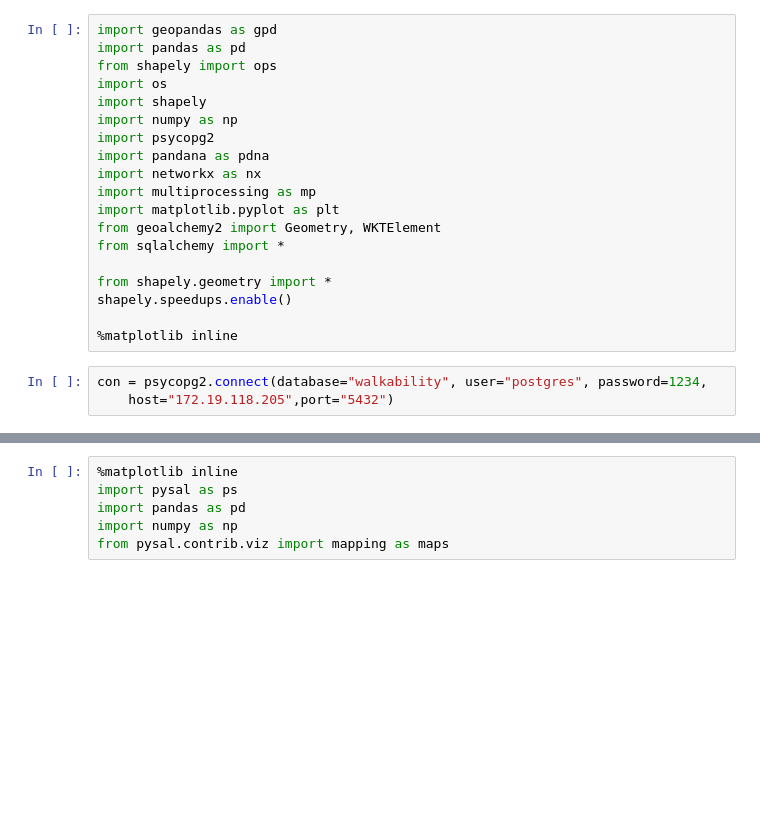
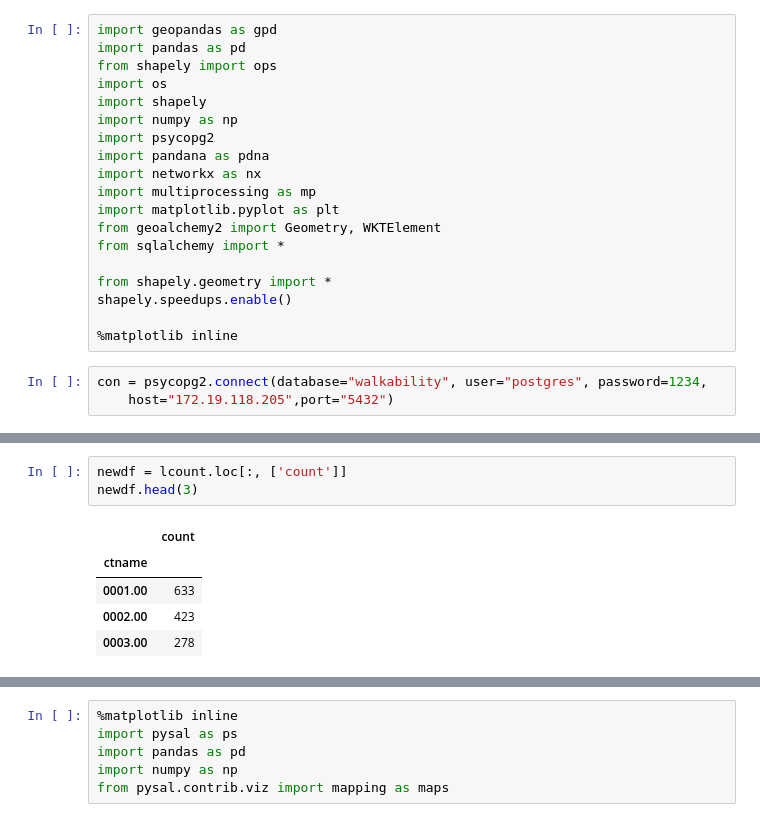
Before and after one commit to gcc-dav-official-github/production, a Jupyter notebook: projects/walkability/code/Spatial Data Analysis.ipynb, the cells around one changed output, grey strips where cells are left out. Saved outputs shown, nothing was run; the diff lists cells and outputs as text; blank space fills up the shorter version.

```diff
--- a/projects/walkability/code/Spatial Data Analysis.ipynb
+++ b/projects/walkability/code/Spatial Data Analysis.ipynb
@@ -100,0 +80,9 @@ join.groupby('ctname').count()
+# %%
+newdf = lcount.loc[:, ['count']]
+newdf.head(3)
+# %% [output]
+|  | count |
+| ctname |  |
+| 0001.00 | 633 |
+| 0002.00 | 423 |
+| 0003.00 | 278 |
```
Also changed, not shown: parts of 13 cells of this notebook.
